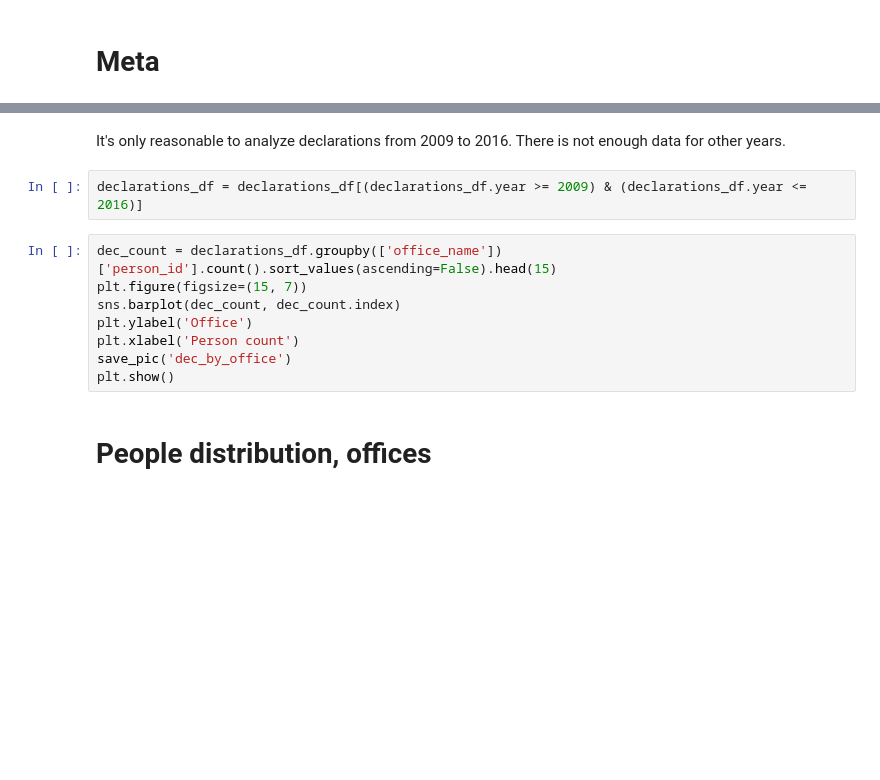
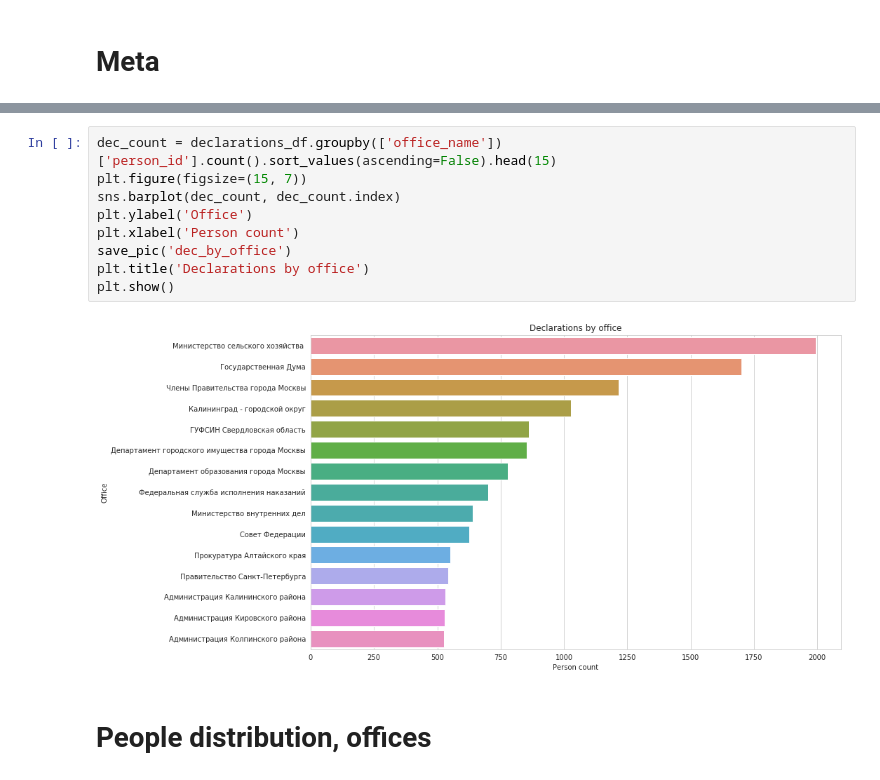
Before and after one commit to mikhmakarov/officials_network, a Jupyter notebook: analyze_dataset.ipynb, the cells around one changed output, grey strips where cells are left out. Drawn from its saved outputs; the diff is of its cells as text; blank space fills up the shorter version.

```diff
--- a/analyze_dataset.ipynb
+++ b/analyze_dataset.ipynb
@@ -69,16 +186,14 @@ plt.show()
-# %% [markdown]
-It's only reasonable to analyze declarations from 2009 to 2016.
-There is not enough data for other years.
-# %%
-declarations_df = declarations_df[(declarations_df.year >= 2009) & (declarations_df.year <= 2016)]
 # %%
 dec_count = declarations_df.groupby(['office_name'])['person_id'].count().sort_values(ascending=False).head(15)
 plt.figure(figsize=(15, 7))
 sns.barplot(dec_count, dec_count.index)
 plt.ylabel('Office')
 plt.xlabel('Person count')
 save_pic('dec_by_office')
+plt.title('Declarations by office')
 plt.show()
+# %% [output]
+[figure, added]
 # %% [markdown]
 # People distribution, offices
 # %%
```
Also changed, not shown: parts of 52 cells of this notebook, 3 other files.
